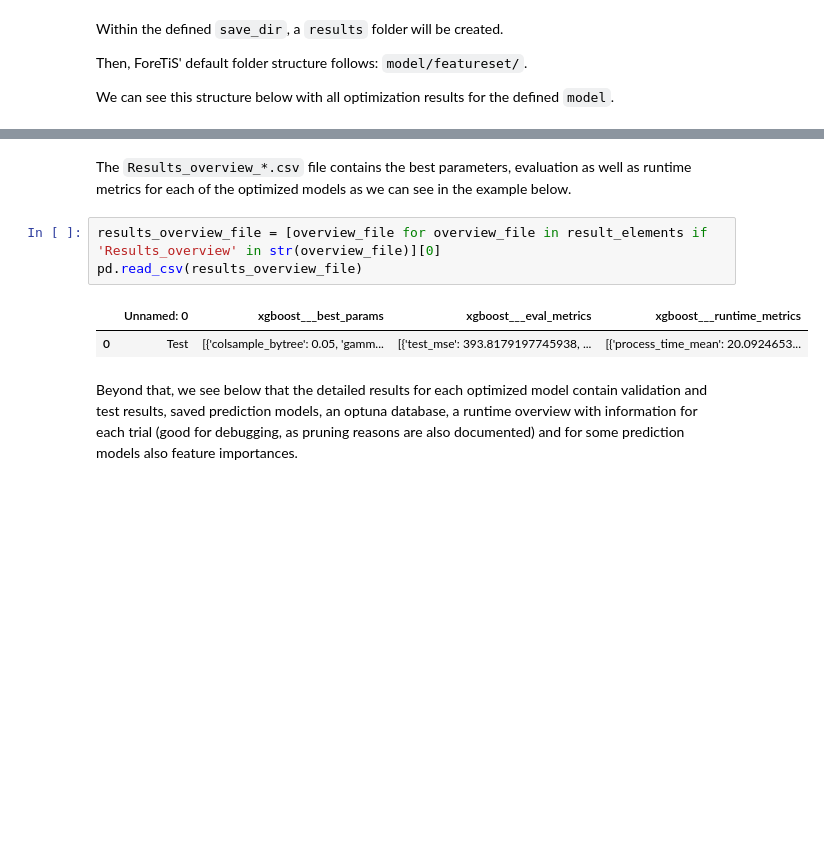
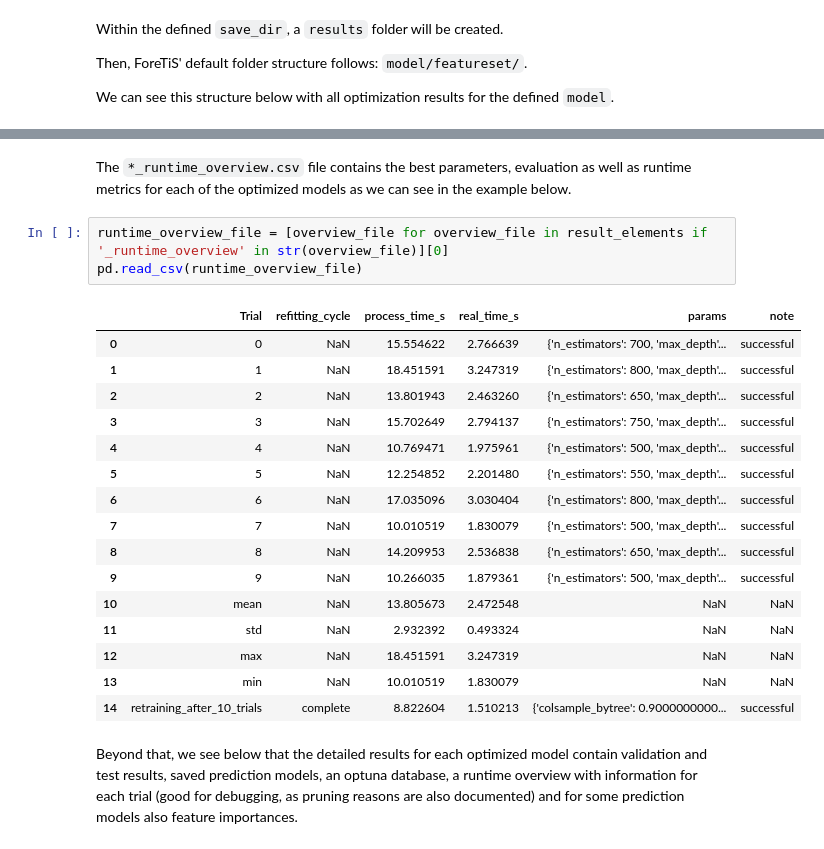
Before and after one commit to grimmlab/ForeTiS, a Jupyter notebook: docs/source/tutorials/HowTo Use ForeTiS as a pip package.ipynb, the cells around one changed output, grey strips where cells are left out. Cells and saved outputs as stored; diff of their text form; blank space fills up the shorter version.

```diff
--- a/docs/source/tutorials/HowTo Use ForeTiS as a pip package.ipynb
+++ b/docs/source/tutorials/HowTo Use ForeTiS as a pip package.ipynb
@@ -154,11 +91,25 @@ for result_element in result_elements:
 # %% [markdown]
-The ``Results_overview_*.csv`` file contains the best parameters, evaluation as well as runtime metrics for each of the optimized models as we can see in the example below.
+The ``*_runtime_overview.csv`` file contains the best parameters, evaluation as well as runtime metrics for each of the optimized models as we can see in the example below.
 # %%
-results_overview_file = [overview_file for overview_file in result_elements if 'Results_overview' in str(overview_file)][0]
-pd.read_csv(results_overview_file)
+runtime_overview_file = [overview_file for overview_file in result_elements if '_runtime_overview' in str(overview_file)][0]
+pd.read_csv(runtime_overview_file)
 # %% [output]
-|  | Unnamed: 0 | xgboost___best_params | xgboost___eval_metrics | xgboost___runtime_metrics |
-| 0 | Test | [{'colsample_bytree': 0.05, 'gamm... | [{'test_mse': 393.8179197745938, ... | [{'process_time_mean': 20.0924653... |
+|  | Trial | refitting_cycle | process_time_s | real_time_s | params | note |
+| 0 | 0 | NaN | 15.554622 | 2.766639 | {'n_estimators': 700, 'max_depth'... | successful |
+| 1 | 1 | NaN | 18.451591 | 3.247319 | {'n_estimators': 800, 'max_depth'... | successful |
+| 2 | 2 | NaN | 13.801943 | 2.463260 | {'n_estimators': 650, 'max_depth'... | successful |
+| 3 | 3 | NaN | 15.702649 | 2.794137 | {'n_estimators': 750, 'max_depth'... | successful |
+| 4 | 4 | NaN | 10.769471 | 1.975961 | {'n_estimators': 500, 'max_depth'... | successful |
+| 5 | 5 | NaN | 12.254852 | 2.201480 | {'n_estimators': 550, 'max_depth'... | successful |
+| 6 | 6 | NaN | 17.035096 | 3.030404 | {'n_estimators': 800, 'max_depth'... | successful |
+| 7 | 7 | NaN | 10.010519 | 1.830079 | {'n_estimators': 500, 'max_depth'... | successful |
+| 8 | 8 | NaN | 14.209953 | 2.536838 | {'n_estimators': 650, 'max_depth'... | successful |
+| 9 | 9 | NaN | 10.266035 | 1.879361 | {'n_estimators': 500, 'max_depth'... | successful |
+| 10 | mean | NaN | 13.805673 | 2.472548 | NaN | NaN |
+| 11 | std | NaN | 2.932392 | 0.493324 | NaN | NaN |
+| 12 | max | NaN | 18.451591 | 3.247319 | NaN | NaN |
+| 13 | min | NaN | 10.010519 | 1.830079 | NaN | NaN |
+| 14 | retraining_after_10_trials | complete | 8.822604 | 1.510213 | {'colsample_bytree': 0.9000000000... | successful |
 # %% [markdown]
 Beyond that, we see below that the detailed results for each optimized model contain validation and test results, saved prediction models, an optuna database, a runtime overview with information for each trial (good for debugging, as pruning reasons are also documented) and for some prediction models also feature importances.
 # %%
```
Also changed, not shown: parts of 6 cells of this notebook, 3 other files.
